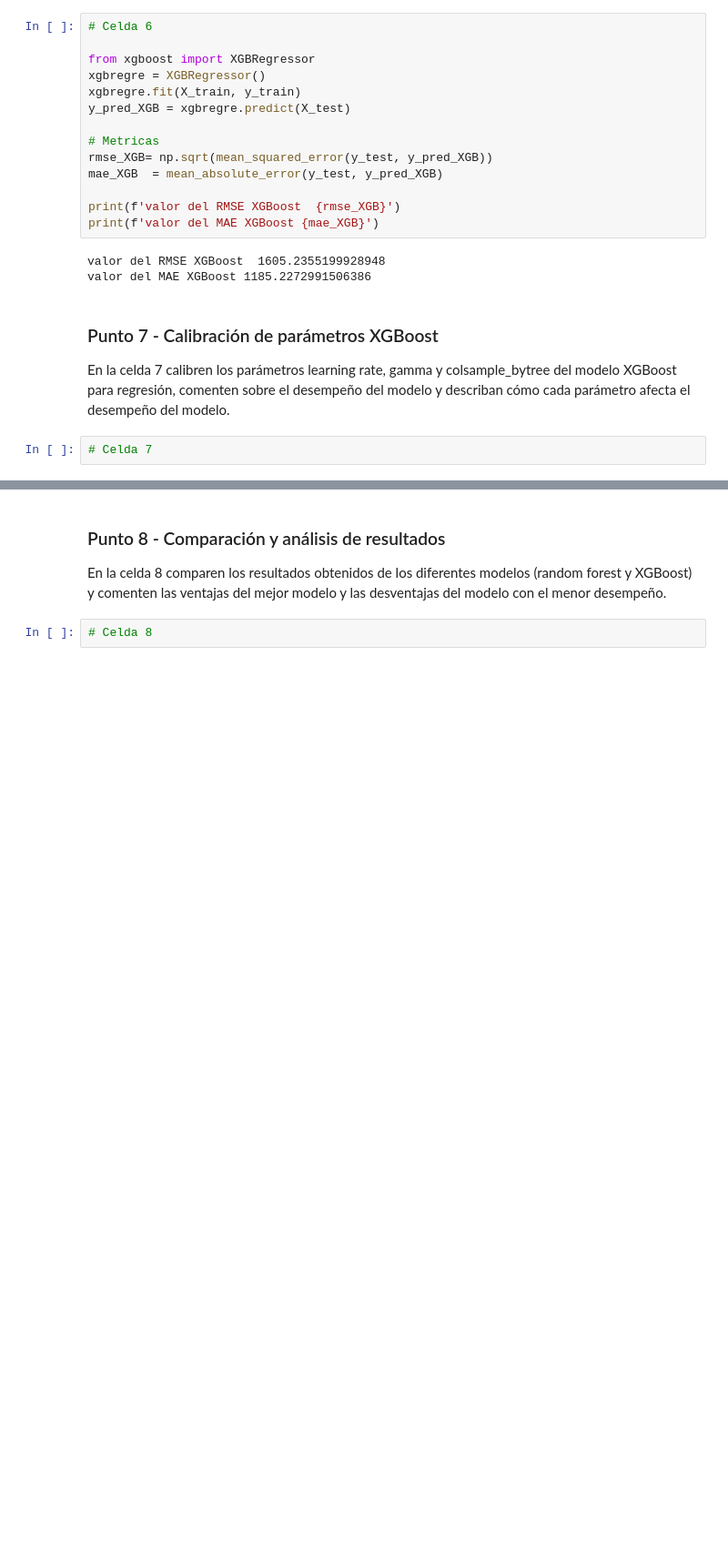
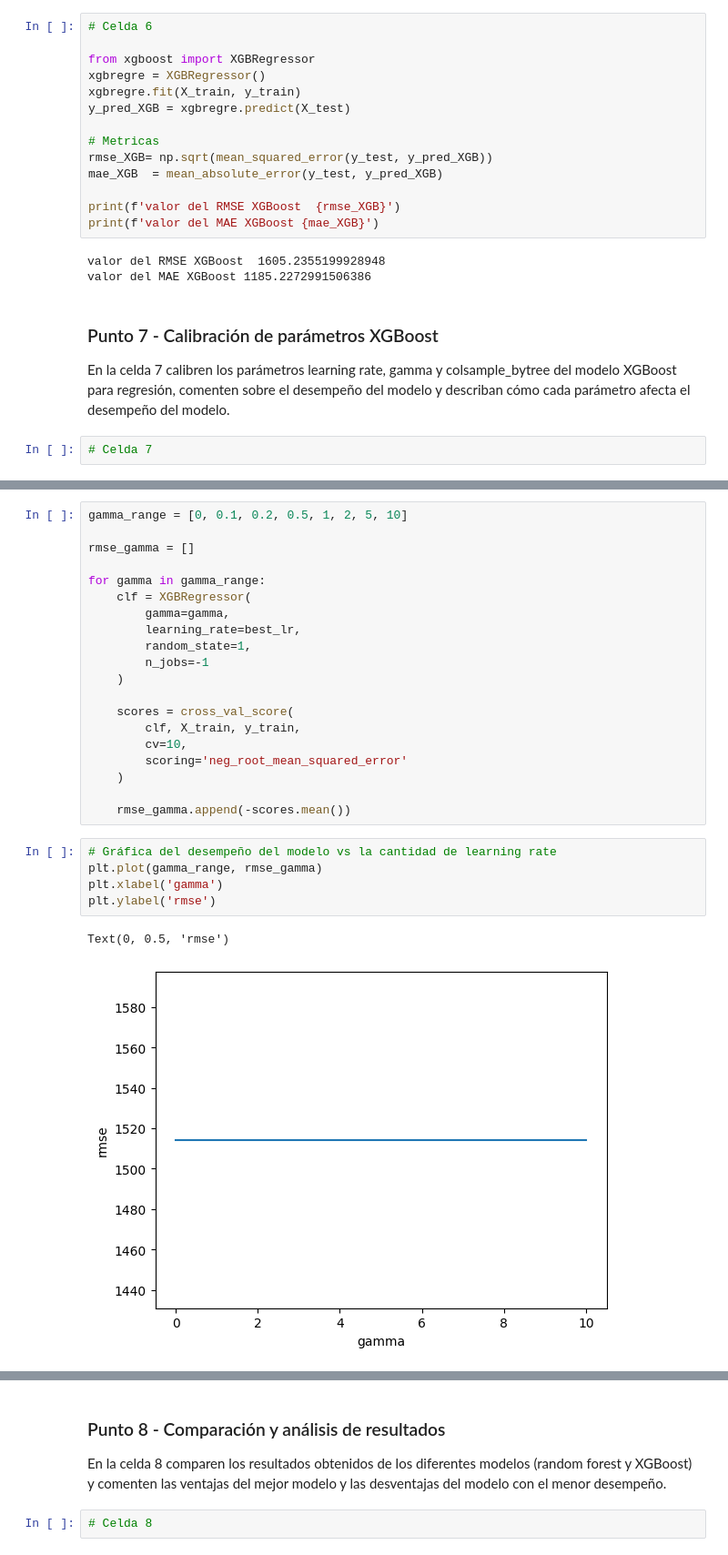
Before and after one commit to ovillamil94/MIAD_ML_NLP_2026, a Jupyter notebook: Semana 2/S2TC1_RandomForests_Boosting.ipynb, the cells around one changed output, grey strips where cells are left out. Shown at 91% size. Saved outputs shown, nothing was run; the diff lists cells and outputs as text; blank space fills up the shorter version.

```diff
--- a/Semana 2/S2TC1_RandomForests_Boosting.ipynb
+++ b/Semana 2/S2TC1_RandomForests_Boosting.ipynb
@@ -705,0 +754,28 @@ En la celda 7 calibren los parámetros learning rate, gamma y colsample_bytree d
+# %%
+gamma_range = [0, 0.1, 0.2, 0.5, 1, 2, 5, 10]
+
+rmse_gamma = []
+
+for gamma in gamma_range:
+    clf = XGBRegressor(
+        gamma=gamma,
+        learning_rate=best_lr,
+        random_state=1,
+        n_jobs=-1
+    )
+
+    scores = cross_val_score(
+        clf, X_train, y_train,
+        cv=10,
+        scoring='neg_root_mean_squared_error'
+    )
+
+    rmse_gamma.append(-scores.mean())
+# %%
+# Gráfica del desempeño del modelo vs la cantidad de learning rate
+plt.plot(gamma_range, rmse_gamma)
+plt.xlabel('gamma')
+plt.ylabel('rmse')
+# %% [output]
+Text(0, 0.5, 'rmse')
+[figure, added]
```
Also changed, not shown: parts of 22 cells of this notebook.
